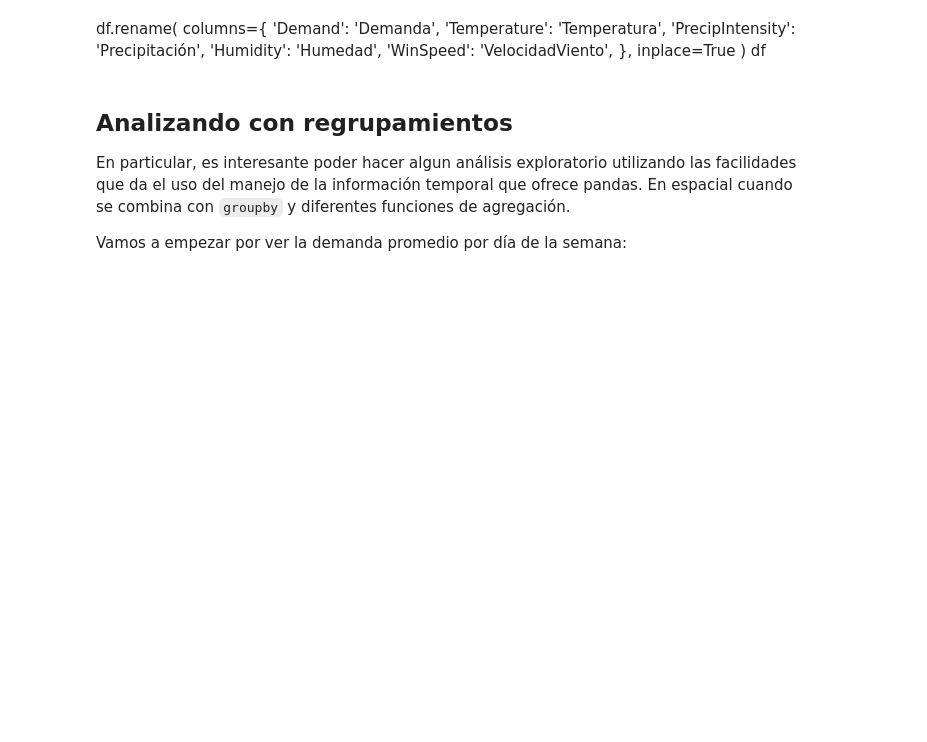
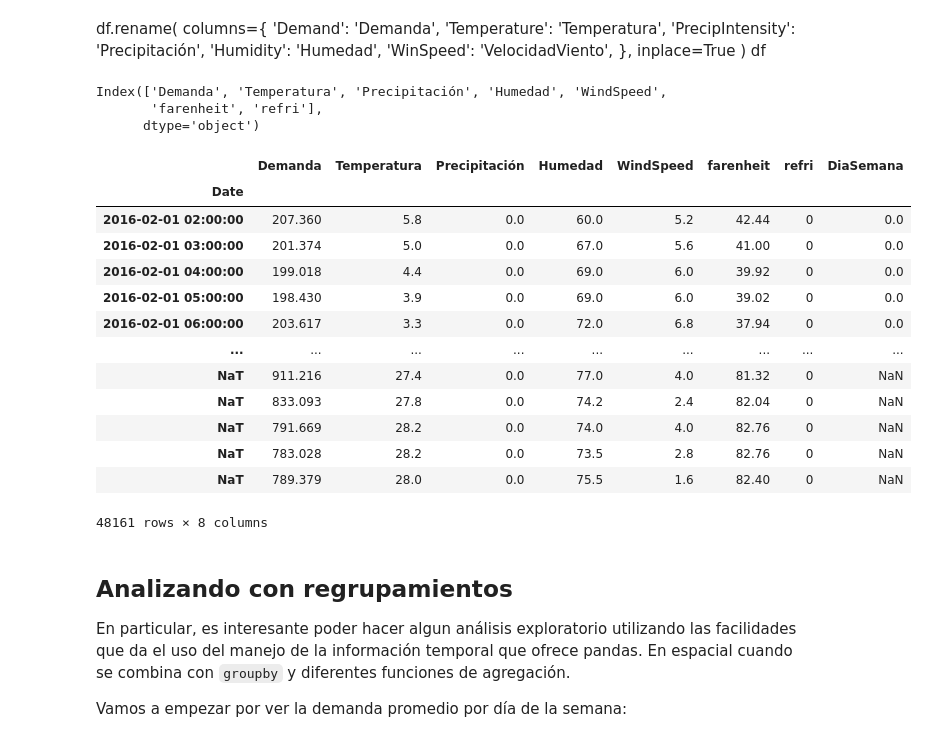
Before and after one commit to oliveroide/Notas_IA_Waissman, a Jupyter notebook: tareas/intro-pandas.ipynb, the cells around one changed output. Cells and saved outputs as stored; diff of their text form; code cells hidden in the pictures; blank space fills up the shorter version.

```diff
--- a/tareas/intro-pandas.ipynb
+++ b/tareas/intro-pandas.ipynb
@@ -548,6 +631,47 @@ df.rename(
     inplace=True
 )
 df
+# %%
+df.rename(
+    columns={
+        'Demand': 'Demanda',
+        'Temperature': 'Temperatura',
+        'PrecipIntensity': 'Precipitación',
+        'Humidity': 'Humedad',
+        'WinSpeed': 'VelocidadViento',
+    },
+    inplace=True
+)
+print(df.columns)
+# %% [output]
+Index(['Demanda', 'Temperatura', 'Precipitación', 'Humedad', 'WindSpeed',
+       'farenheit', 'refri'],
+      dtype='object')
+# %%
+df['farenheit'] = (df['Temperatura'] * 9/5) + 32
+
+df['refri'] = 0
+df['refri'] = df['refri'].where(df['Temperatura'] < 30, 1)
+
+df.index = pd.to_datetime(df.index)
+df['DiaSemana'] = df.index.weekday
+
+df
+# %% [output]
+|  | Demanda | Temperatura | Precipitación | Humedad | WindSpeed | farenheit | refri | DiaSemana |
+| Date |  |  |  |  |  |  |  |  |
+| 2016-02-01 02:00:00 | 207.360 | 5.8 | 0.0 | 60.0 | 5.2 | 42.44 | 0 | 0.0 |
+| 2016-02-01 03:00:00 | 201.374 | 5.0 | 0.0 | 67.0 | 5.6 | 41.00 | 0 | 0.0 |
+| 2016-02-01 04:00:00 | 199.018 | 4.4 | 0.0 | 69.0 | 6.0 | 39.92 | 0 | 0.0 |
+| 2016-02-01 05:00:00 | 198.430 | 3.9 | 0.0 | 69.0 | 6.0 | 39.02 | 0 | 0.0 |
+| 2016-02-01 06:00:00 | 203.617 | 3.3 | 0.0 | 72.0 | 6.8 | 37.94 | 0 | 0.0 |
+| ... | ... | ... | ... | ... | ... | ... | ... | ... |
+| NaT | 911.216 | 27.4 | 0.0 | 77.0 | 4.0 | 81.32 | 0 | NaN |
+| NaT | 833.093 | 27.8 | 0.0 | 74.2 | 2.4 | 82.04 | 0 | NaN |
+| NaT | 791.669 | 28.2 | 0.0 | 74.0 | 4.0 | 82.76 | 0 | NaN |
+| NaT | 783.028 | 28.2 | 0.0 | 73.5 | 2.8 | 82.76 | 0 | NaN |
+| NaT | 789.379 | 28.0 | 0.0 | 75.5 | 1.6 | 82.40 | 0 | NaN |
+48161 rows × 8 columns
 # %% [markdown]
 ## Analizando con regrupamientos
 
```
Also changed, not shown: parts of 35 cells of this notebook.
